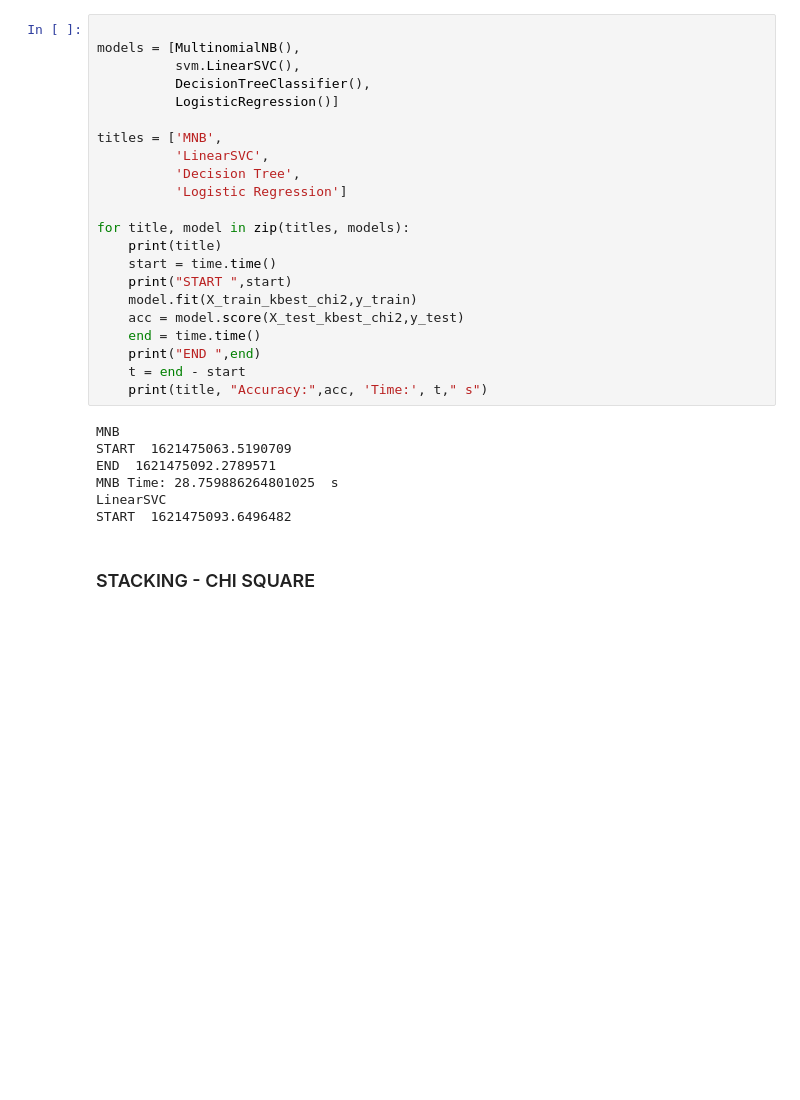
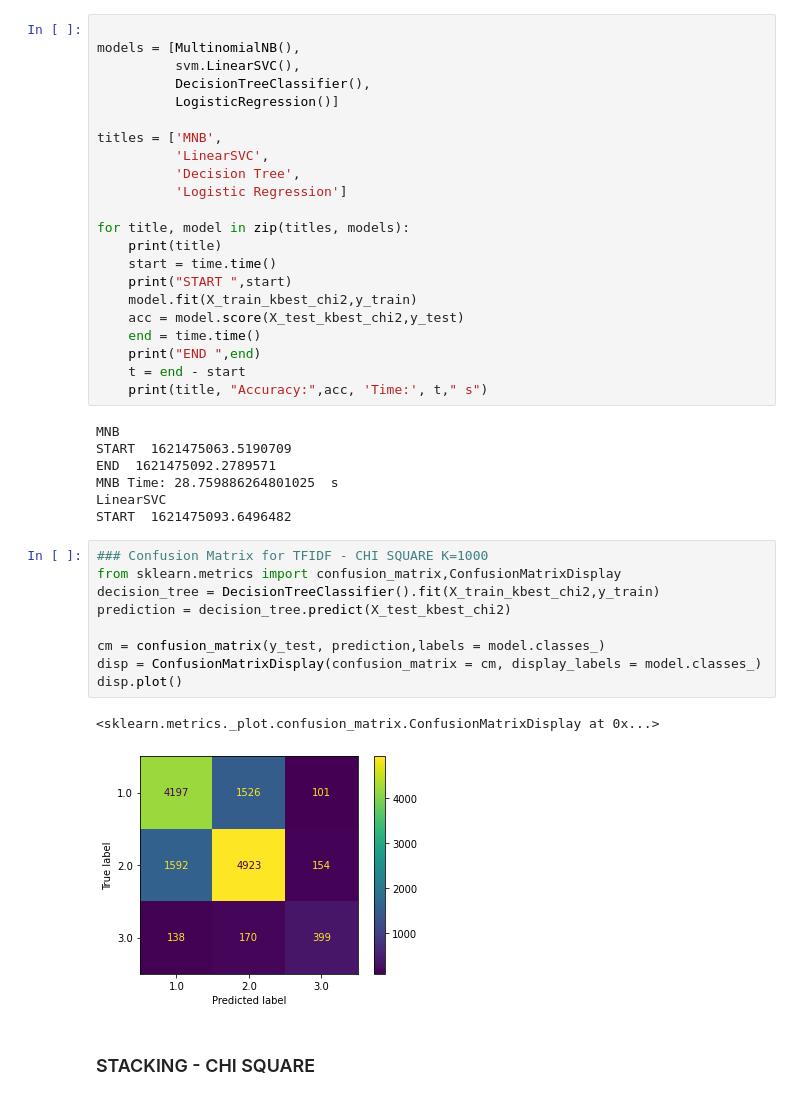
Before and after one commit to pbudiman/MachineLearning-P2, a Jupyter notebook: TFIDF_TrainTestSplit.ipynb, the cells around one changed output. Cells and saved outputs as stored; diff of their text form; blank space fills up the shorter version.

Commit message:
confusion matrix - tfidf chi square

```diff
--- a/TFIDF_TrainTestSplit.ipynb
+++ b/TFIDF_TrainTestSplit.ipynb
@@ -256,6 +238,18 @@ END  1621475092.2789571
 MNB Time: 28.759886264801025  s
 LinearSVC
 START  1621475093.6496482
+# %%
+### Confusion Matrix for TFIDF - CHI SQUARE K=1000
+from sklearn.metrics import confusion_matrix,ConfusionMatrixDisplay
+decision_tree = DecisionTreeClassifier().fit(X_train_kbest_chi2,y_train)
+prediction = decision_tree.predict(X_test_kbest_chi2)
+
+cm = confusion_matrix(y_test, prediction,labels = model.classes_)
+disp = ConfusionMatrixDisplay(confusion_matrix = cm, display_labels = model.classes_)
+disp.plot()
+# %% [output]
+<sklearn.metrics._plot.confusion_matrix.ConfusionMatrixDisplay at 0x...>
+[figure, added]
 # %% [markdown]
 ### STACKING - CHI SQUARE
 # %%
```
Also changed, not shown: parts of 1 cell of this notebook.
